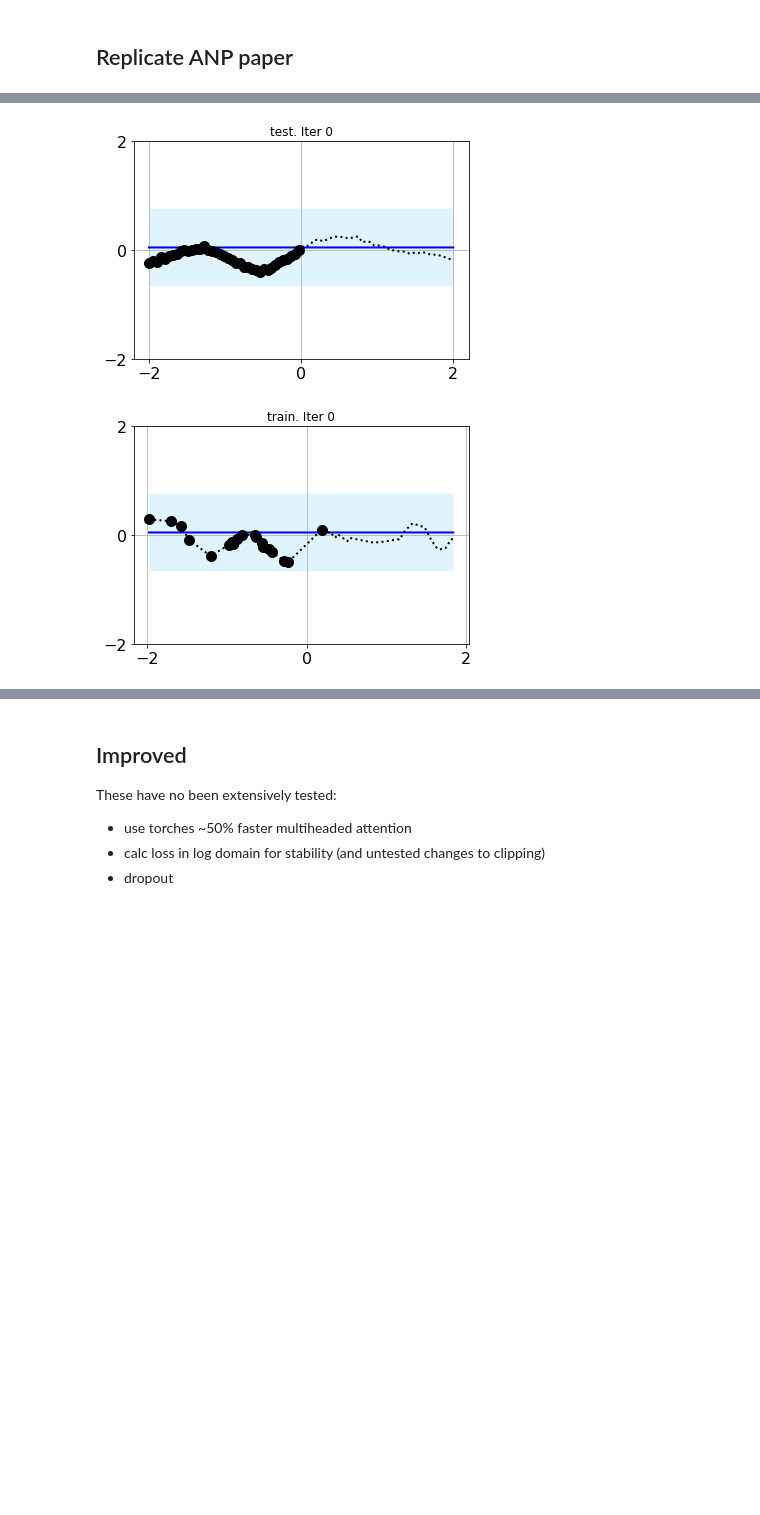
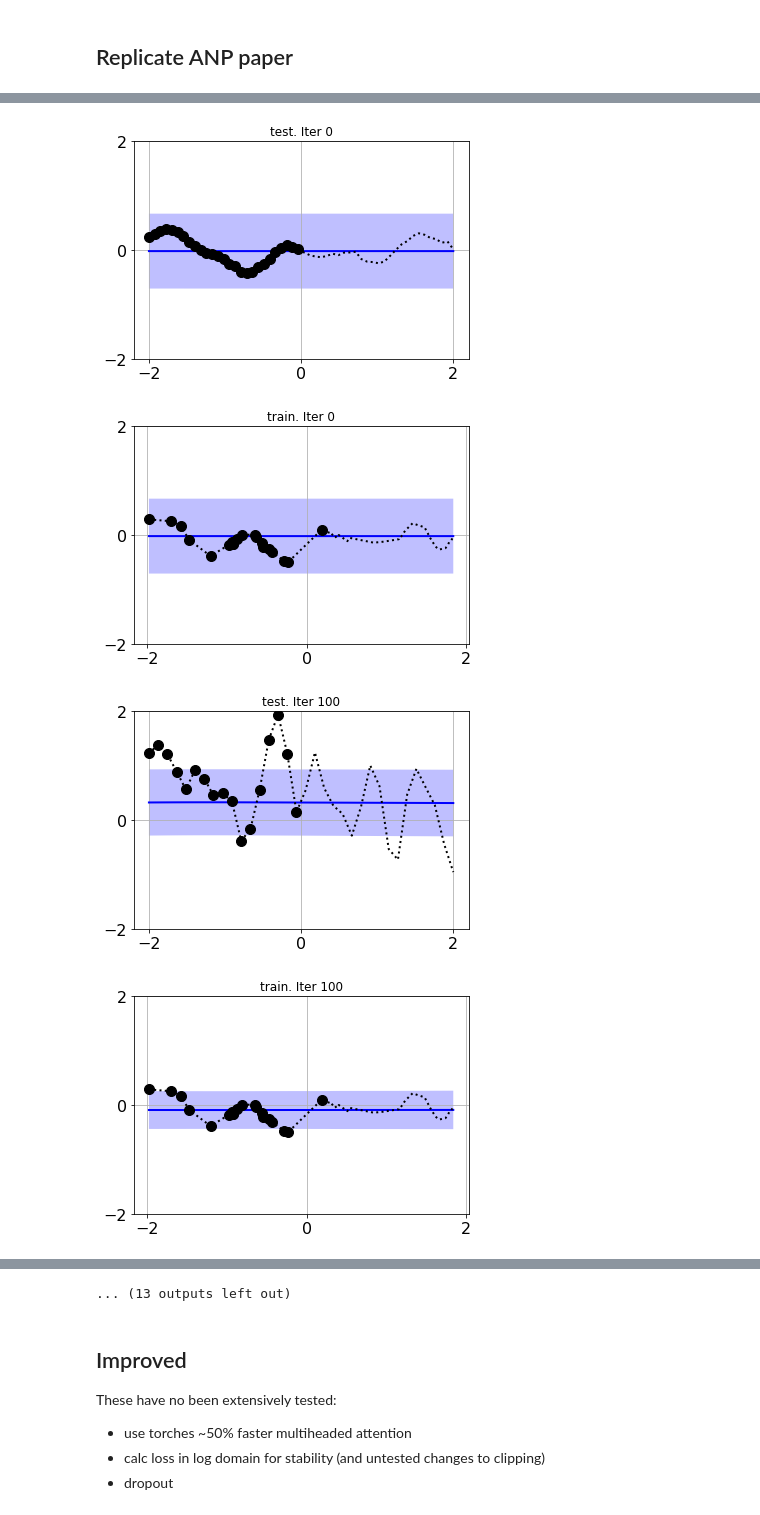
Before and after one commit to wassname/attentive-neural-processes, a Jupyter notebook: anp-rnn_1d_regression.ipynb, the cells around one changed output, grey strips where cells are left out. Drawn from its saved outputs; the diff is of its cells as text; code cells hidden in the pictures; blank space fills up the shorter version.

```diff
--- a/anp-rnn_1d_regression.ipynb
+++ b/anp-rnn_1d_regression.ipynb
@@ -57,8 +57,8 @@ def plot_functions(target_x, target_y, context_x, context_y, pred_y, std):
           target_x[0, :, 0],
           pred_y[0, :, 0] - std[0, :, 0],
           pred_y[0, :, 0] + std[0, :, 0],
-          alpha=0.2,
-          facecolor='#65c9f7',
+          alpha=0.25,
+          facecolor='blue',
           interpolate=True)
 
     # Make the plot pretty
@@ -114,6 +114,11 @@ def test(model, dataset_test, writer=None, plot=False, global_step=None, seed=42
             plt.show()
 
     return y_pred, kl, loss, y_std
+# %%
+def evaluate(model, dataset_test, n=100):
+    return torch.stack([
+        test(model, dataset_test)[2] for _ in tqdm(range(n))
+    ]).mean().cpu()
 # %% [markdown]
 # Init
 # %%
@@ -138,12 +143,12 @@ dataset_test = GPCurvesReader(
 ## Replicate ANP paper
 # %%
 epochs = 100000
-PLOT_AFTER = 10000
+PLOT_AFTER = sorted(set([100, 200, 400, 1000, 2000, 4000, 8000] + list(range(0, epochs+1, 10000))))
 PRINT_AFTER = 1000
 # %%
 
 
-writer = SummaryWriter(comment='-anp_1d_reg')
+writer = SummaryWriter(comment='-anp-rnn_1d_reg')
 print(writer.logdir)
 
 hparams = dict(
@@ -186,12 +191,26 @@ for n_iter in tqdm(range(epochs)):
     if n_iter % PRINT_AFTER == 0:
         y_pred, kl, val_loss, y_std = test(
             model, dataset_test, writer, plot=False, global_step=n_iter)
+        val_loss = evaluate(model, dataset_test, 100)
+        writer.add_scalar('val/loss_mean', val_loss, n_iter)
         print(
             f"train: {n_iter} loss={loss.item(): 4.4g} val_loss={val_loss.item(): 4.4g}"
         )
 
-    if n_iter % PLOT_AFTER == 0:
+    if n_iter in PLOT_AFTER:
         test(model, dataset_test, writer, plot=True, global_step=n_iter, title='test')
 
         test(model, dataset_train, writer, plot=True, global_step=n_iter, seed=n_iter, title='train')
+
+    # Final validation
+val_loss = evaluate(model, dataset_test, 300)
+print('val loss (n=300)', loss)
+writer.add_hparams(hparams, dict(val_loss=loss))
+
+for i in range(3):
+    set_seed(i)
+    test(model, dataset_test, writer, plot=True, global_step=-1, seed=i, title='test_final')
+
+for i in range(3):
+    test(model, dataset_train, writer, plot=True, global_step=-1, seed=i, title='train_final')
 # %% [output]
@@ -200,2 +220,4 @@ train: 0 loss= 0.8772 val_loss= 1.351
-[figure, old version]
+[figure, new version]
-[figure, old version]
+[figure, new version]
+[figure, added]
+[figure, added]
@@ -201,0 +231 @@ train: 0 loss= 0.8772 val_loss= 1.351
+... (13 outputs left out)
```
Also changed, not shown: parts of 13 cells of this notebook, 12 other files.
